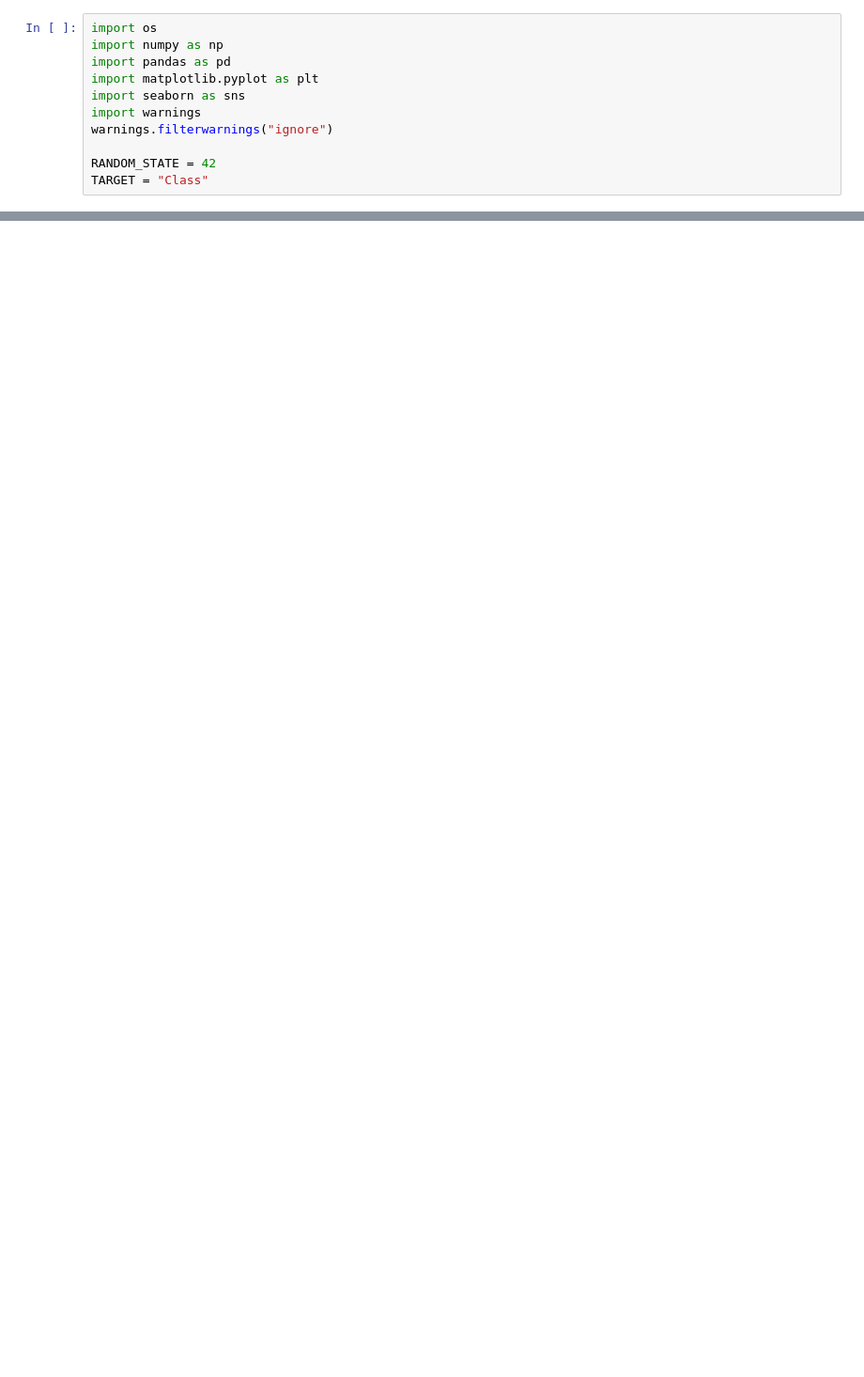
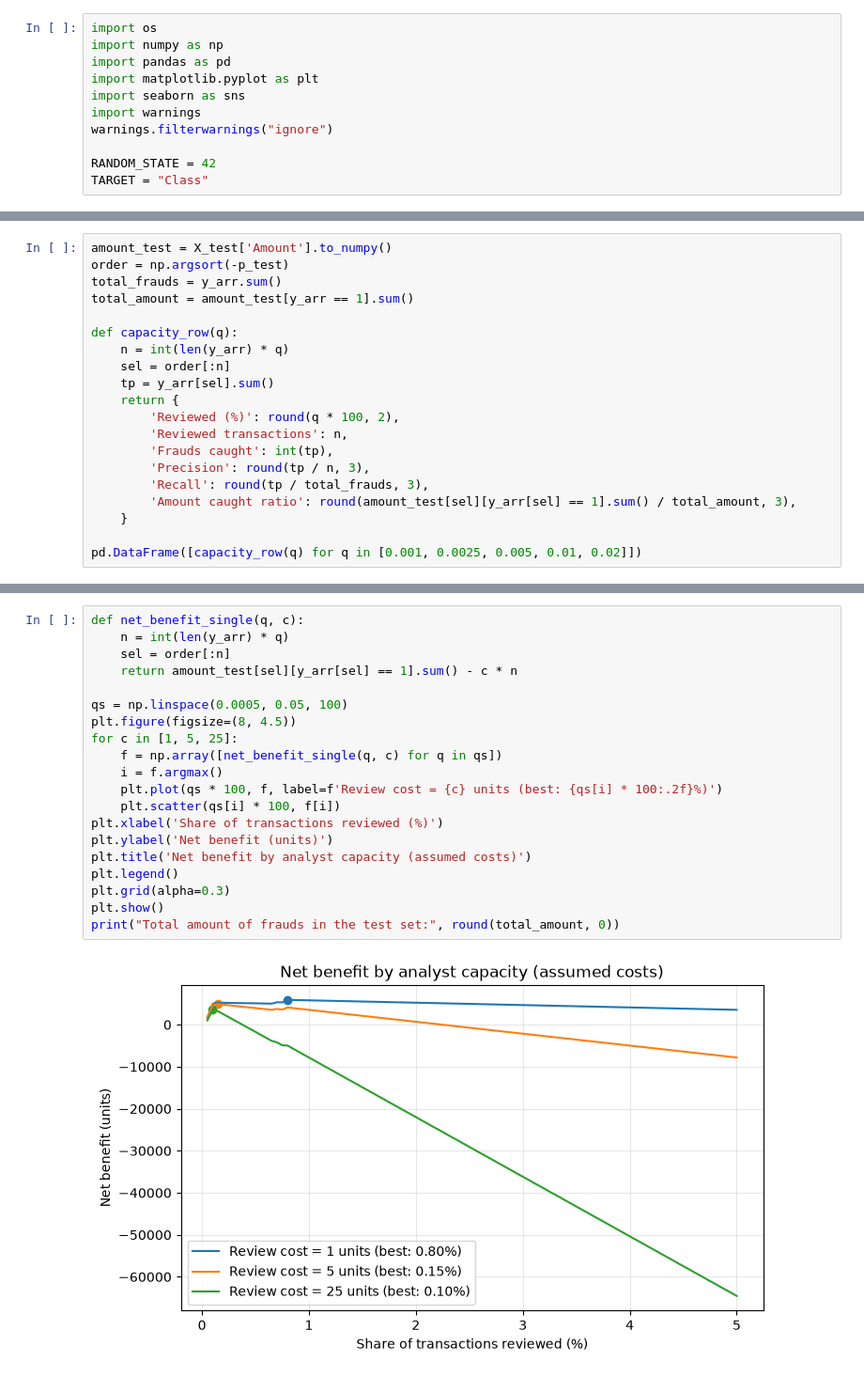
Before and after one commit to melihkoc1/credit-card-fraud-detection, a Jupyter notebook: notebooks/credit-card-fraud-detection.ipynb, the cells around one changed output, grey strips where cells are left out. Shown at 94% size. Cells and saved outputs as stored; diff of their text form; blank space fills up the shorter version.

```diff
--- a/notebooks/credit-card-fraud-detection.ipynb
+++ b/notebooks/credit-card-fraud-detection.ipynb
@@ -527,0 +443,20 @@ tablo.sort_values('Sadece sahtekârlıklar', ascending=False).head(10).round(3)
+# %%
+amount_test = X_test['Amount'].to_numpy()
+order = np.argsort(-p_test)
+total_frauds = y_arr.sum()
+total_amount = amount_test[y_arr == 1].sum()
+
+def capacity_row(q):
+    n = int(len(y_arr) * q)
+    sel = order[:n]
+    tp = y_arr[sel].sum()
+    return {
+        'Reviewed (%)': round(q * 100, 2),
+        'Reviewed transactions': n,
+        'Frauds caught': int(tp),
+        'Precision': round(tp / n, 3),
+        'Recall': round(tp / total_frauds, 3),
+        'Amount caught ratio': round(amount_test[sel][y_arr[sel] == 1].sum() / total_amount, 3),
+    }
+
+pd.DataFrame([capacity_row(q) for q in [0.001, 0.0025, 0.005, 0.01, 0.02]])
@@ -527,0 +470,22 @@ tablo.sort_values('Sadece sahtekârlıklar', ascending=False).head(10).round(3)
+# %%
+def net_benefit_single(q, c):
+    n = int(len(y_arr) * q)
+    sel = order[:n]
+    return amount_test[sel][y_arr[sel] == 1].sum() - c * n
+
+qs = np.linspace(0.0005, 0.05, 100)
+plt.figure(figsize=(8, 4.5))
+for c in [1, 5, 25]:
+    f = np.array([net_benefit_single(q, c) for q in qs])
+    i = f.argmax()
+    plt.plot(qs * 100, f, label=f'Review cost = {c} units (best: {qs[i] * 100:.2f}%)')
+    plt.scatter(qs[i] * 100, f[i])
+plt.xlabel('Share of transactions reviewed (%)')
+plt.ylabel('Net benefit (units)')
+plt.title('Net benefit by analyst capacity (assumed costs)')
+plt.legend()
+plt.grid(alpha=0.3)
+plt.show()
+print("Total amount of frauds in the test set:", round(total_amount, 0))
+# %% [output]
+[figure, added]
```
Also changed, not shown: parts of 42 cells of this notebook, 3 other files.
